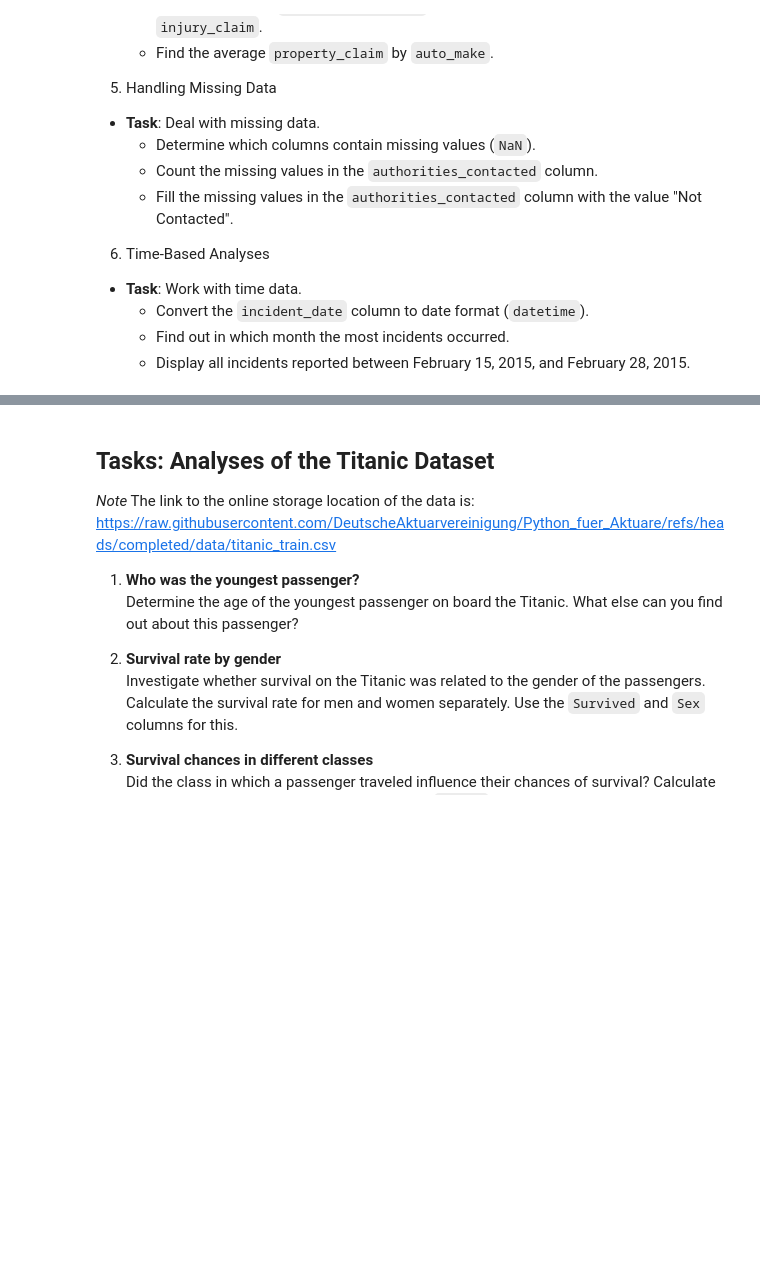
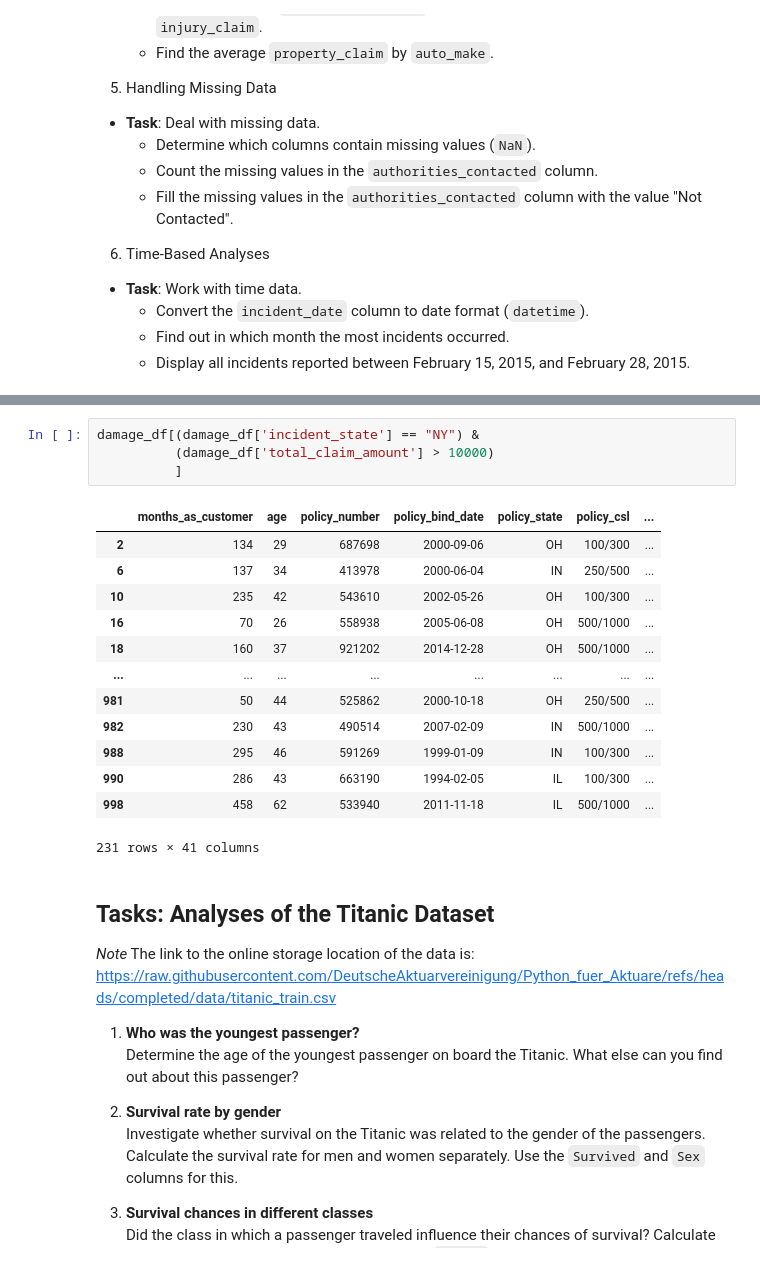
Before and after one commit to umekdoris-cloud/py4ac, a Jupyter notebook: 03_python_pandas.ipynb, the cells around one changed output, grey strips where cells are left out. Cells and saved outputs as stored; diff of their text form; blank space fills up the shorter version.

```diff
--- a/03_python_pandas.ipynb
+++ b/03_python_pandas.ipynb
@@ -879,3 +1076,21 @@ https://raw.githubusercontent.com/DeutscheAktuarvereinigung/Python_fuer_Aktuare/
+# %%
+damage_df[(damage_df['incident_state'] == "NY") &
+          (damage_df['total_claim_amount'] > 10000)
+          ]
+# %% [output]
+|  | months_as_customer | age | policy_number | policy_bind_date | policy_state | policy_csl | ... |
+| 2 | 134 | 29 | 687698 | 2000-09-06 | OH | 100/300 | ... |
+| 6 | 137 | 34 | 413978 | 2000-06-04 | IN | 250/500 | ... |
+| 10 | 235 | 42 | 543610 | 2002-05-26 | OH | 100/300 | ... |
+| 16 | 70 | 26 | 558938 | 2005-06-08 | OH | 500/1000 | ... |
+| 18 | 160 | 37 | 921202 | 2014-12-28 | OH | 500/1000 | ... |
+| ... | ... | ... | ... | ... | ... | ... | ... |
+| 981 | 50 | 44 | 525862 | 2000-10-18 | OH | 250/500 | ... |
+| 982 | 230 | 43 | 490514 | 2007-02-09 | IN | 500/1000 | ... |
+| 988 | 295 | 46 | 591269 | 1999-01-09 | IN | 100/300 | ... |
+| 990 | 286 | 43 | 663190 | 1994-02-05 | IL | 100/300 | ... |
+| 998 | 458 | 62 | 533940 | 2011-11-18 | IL | 500/1000 | ... |
+231 rows × 41 columns
 # %% [markdown]
 ## Tasks: Analyses of the Titanic Dataset
 
```
Also changed, not shown: parts of 19 cells of this notebook.
